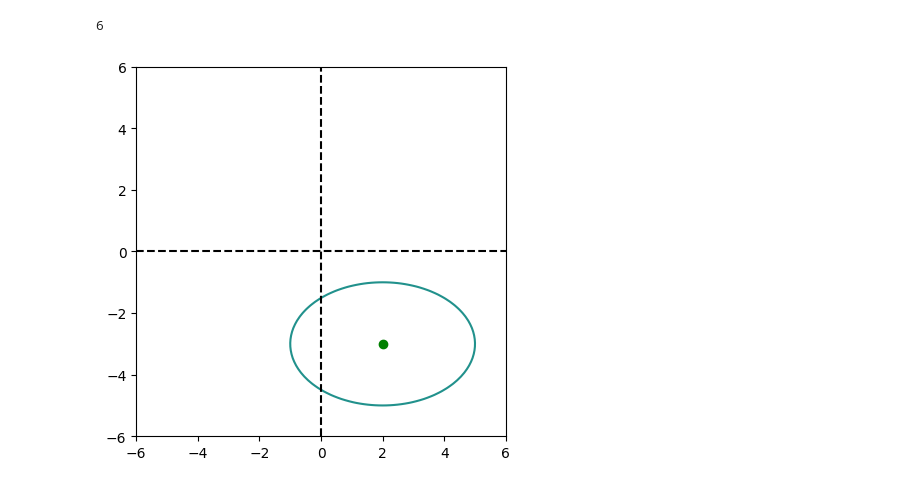
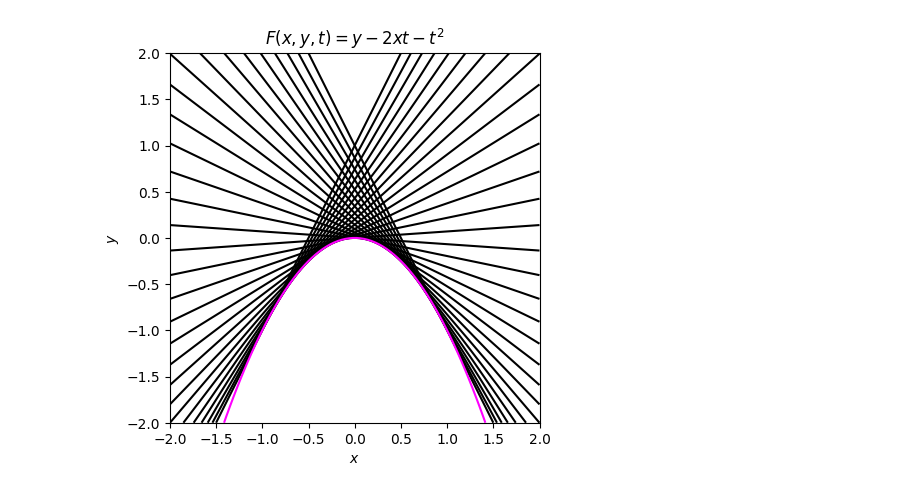
Before and after one commit to tutka13/Diploma-thesis, a Jupyter notebook: systems.ipynb, the cells around one changed output. Cells and saved outputs as stored; diff of their text form; code cells hidden in the pictures.

```diff
--- a/systems.ipynb
+++ b/systems.ipynb
@@ -2,27 +2,26 @@
 import numpy as np
 import math
 import matplotlib.pyplot as plt
-# %%
-h = 2
-k = -3
-a = 3
-b = 2
-
-axlim = np.max((a,b)) + np.max((abs(h), abs(k)))
-print(axlim)
-x = np.linspace(-axlim,axlim,100)
-X, Y = np.meshgrid(x,x)
-
-Fxy = (X-h)**2/a**2 + (Y-k)**2/b**2 - 1
-
-plt.contour(X, Y , Fxy, 0)
-
-plt.plot([-axlim, axlim], [0,0],'k--')
-plt.plot([0,0],[-axlim, axlim],'k--')
-plt.plot(h, k, 'go')
-
-plt.gca().set_aspect('equal')
-plt.show()
-# %% [output]
-6
-[figure, removed]
+# %%
+t_min = -1
+t_max = 1
+n = 30
+
+axlim = 2
+x = np.linspace(-axlim, axlim, 100)
+X, Y = np.meshgrid(x, x)
+
+for t in np.linspace(t_min, t_max, n):
+    Fxy =  Y - 2*X*t - t**2
+    plt.contour(X, Y, Fxy, levels=[0], colors='black')
+
+Exy = Y + X**2
+plt.contour(X, Y, Exy, levels=[0], colors='magenta')
+
+plt.gca().set_aspect('equal')
+plt.xlabel('$x$')
+plt.ylabel('$y$')
+plt.title(r'$F(x, y, t) = y - 2xt - t^2$')
+plt.show()
+# %% [output]
+[figure, added]
```
Also changed, not shown: parts of 24 cells of this notebook.
